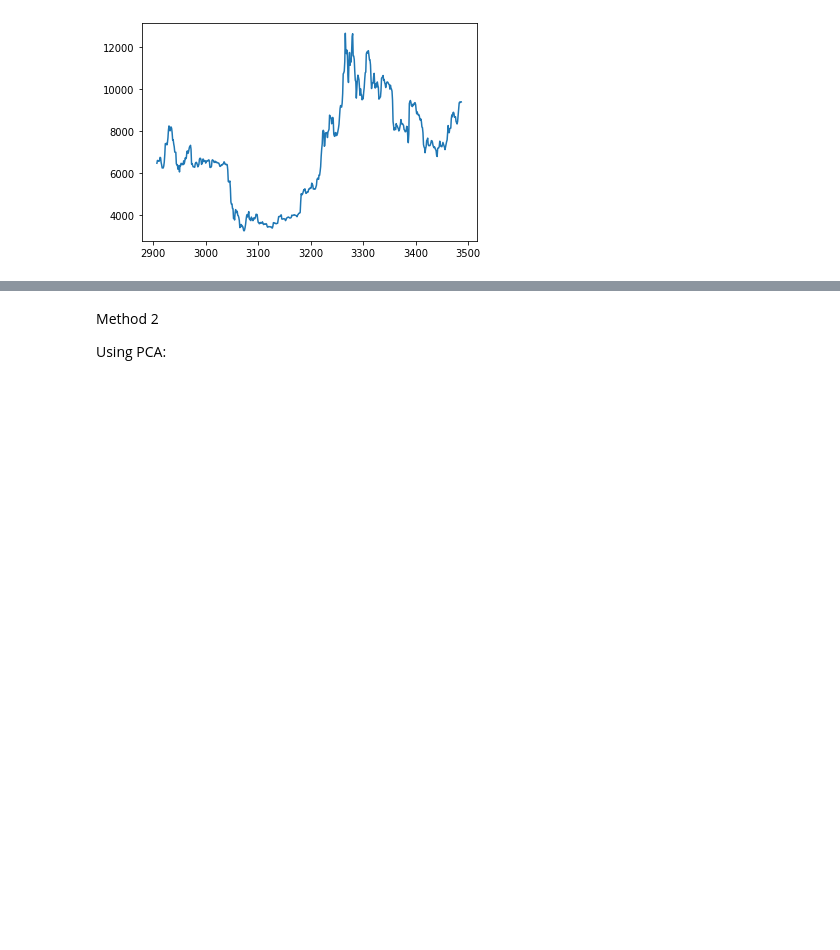
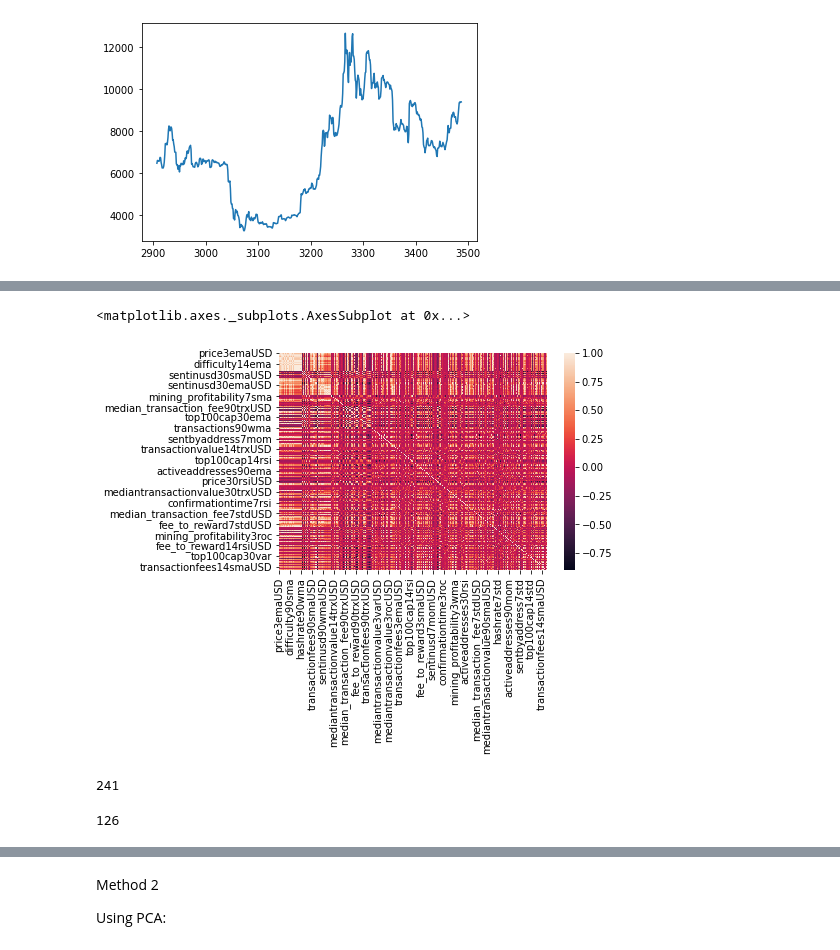
Before and after one commit to skillnerve/DataScience-Projects, a Jupyter notebook: BTC.ipynb, the cells around one changed output, grey strips where cells are left out. Cells and saved outputs as stored; diff of their text form; code cells hidden in the pictures; blank space fills up the shorter version.

```diff
--- a/BTC.ipynb
+++ b/BTC.ipynb
@@ -207,0 +253,9 @@ x_test = x_test.drop(['Date','priceUSD'],axis=1)[x_test.drop(['Date','priceUSD']
+# %%
+x_train=x_train[feature_final]
+x_cv=x_cv[feature_final]
+x_test=x_test[feature_final]
+# %%
+sns.heatmap(x_train.corr())
+# %% [output]
+<matplotlib.axes._subplots.AxesSubplot at 0x...>
+[figure, added]
@@ -207,0 +264,16 @@ x_test = x_test.drop(['Date','priceUSD'],axis=1)[x_test.drop(['Date','priceUSD']
+# %%
+mat=x_train.corr().values
+f_set= set()
+for i in range(len(mat)):
+  for j in range(len(mat[i])):
+    if i!=j and abs(mat[i][j])>0.90:
+      f_set.add(feature_final[j])
+print(len(f_set))
+# %% [output]
+241
+# %%
+for i in list(f_set):
+  feature_final.remove(i)
+print(len(feature_final))
+# %% [output]
+126
```
Also changed, not shown: parts of 156 cells of this notebook.
